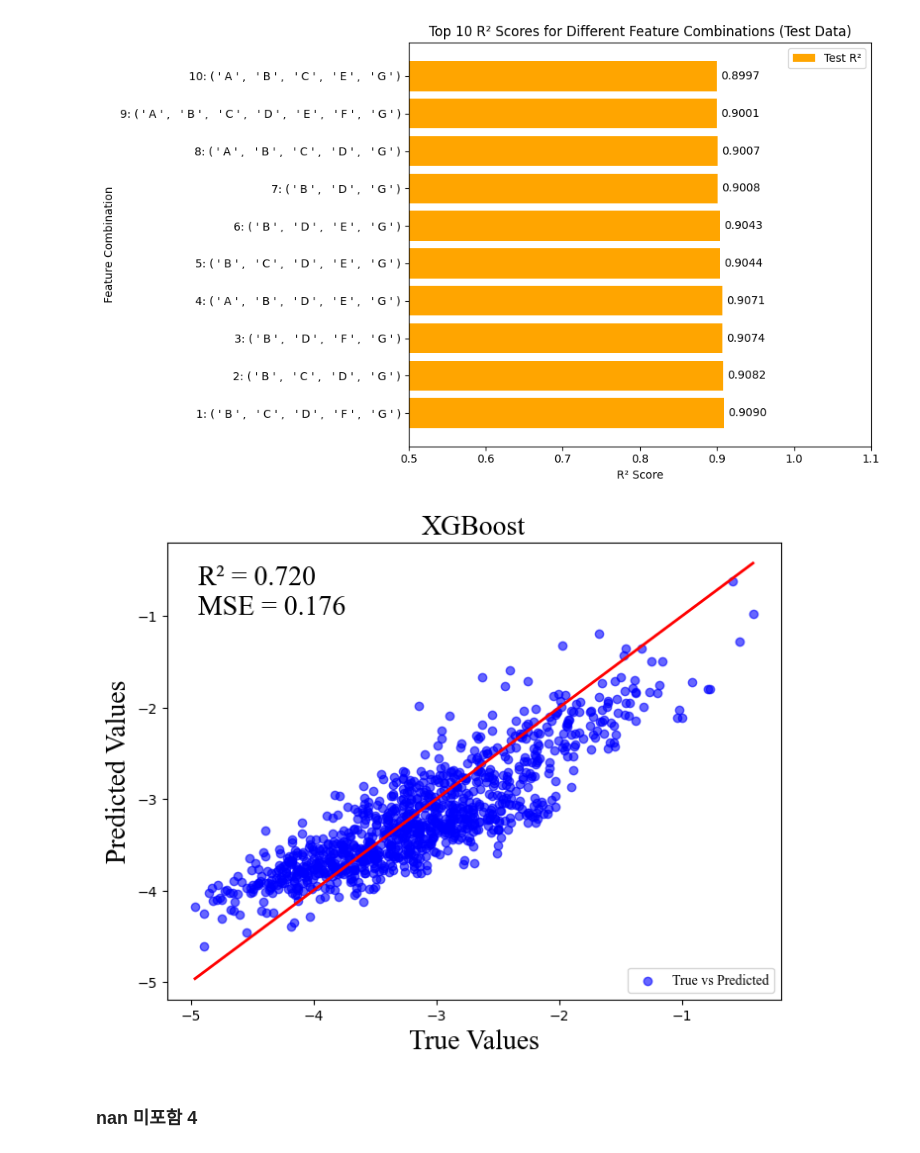
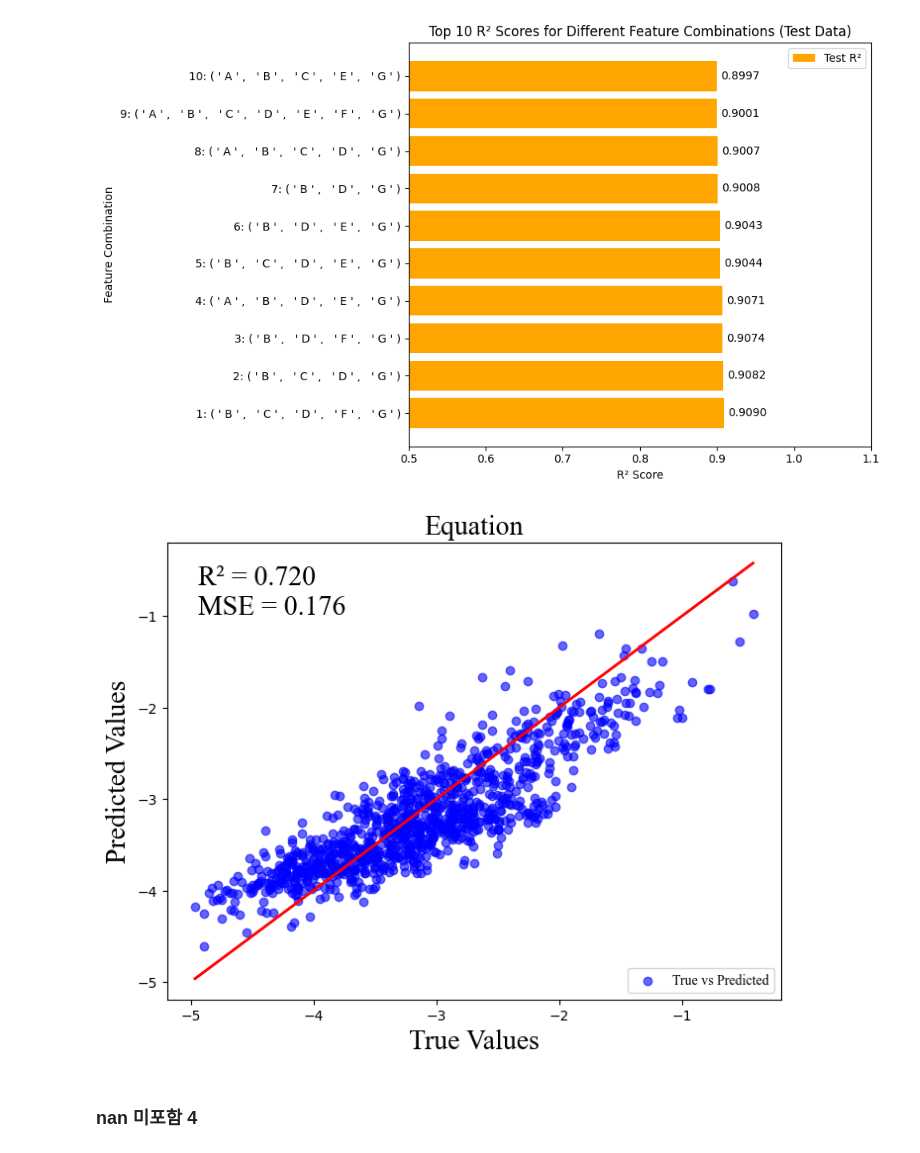
Before and after one commit to kosb123/Punching-shear, a Jupyter notebook: earthquake_code/test.ipynb, the cells around one changed output. Cells and saved outputs as stored; diff of their text form; code cells hidden in the pictures.

```diff
--- a/earthquake_code/test.ipynb
+++ b/earthquake_code/test.ipynb
@@ -347,35 +347,35 @@ y_eo2 = eo2_data['1c']
 r2 = r2_score(y_o2, y_eo2)
 
 # MSE 계산
 mse = mean_squared_error(y_o2, y_eo2)
 
 # 글꼴 설정
 font = font_manager.FontProperties(fname='C:/Windows/Fonts/times.ttf')
 
 # 1대1 플롯 그리기
 plt.figure(figsize=(8, 6))
 
 # 1대1 플롯 (True 값 vs Predicted 값)
 plt.scatter(y_o2, y_eo2, color='blue', label='True vs Predicted', alpha=0.6)
 
 # 1대1 직선
 plt.plot([y_o2.min(), y_o2.max()], [y_o2.min(), y_o2.max()], color='red', linewidth=2)
 
 # 제목과 레이블
-plt.title('XGBoost', fontproperties=font, fontsize=20)
+plt.title('Equation', fontproperties=font, fontsize=20)
 plt.xlabel('True Values', fontproperties=font, fontsize=20)
 plt.ylabel('Predicted Values', fontproperties=font, fontsize=20)
 
 # R² 및 MSE 표시
 plt.text(0.05, 0.95, f'R² = {r2:.3f}\nMSE = {mse:.3f}', transform=plt.gca().transAxes, fontsize=20, verticalalignment='top', fontproperties=font)
 
 # 범례
 plt.legend(fontsize=20, prop=font)
 
 # 그래프 출력
 plt.show()
 # %% [output]
-[figure, old version]
+[figure, new version]
 # %% [markdown]
 ### nan 미포함 4
 # %%
```
